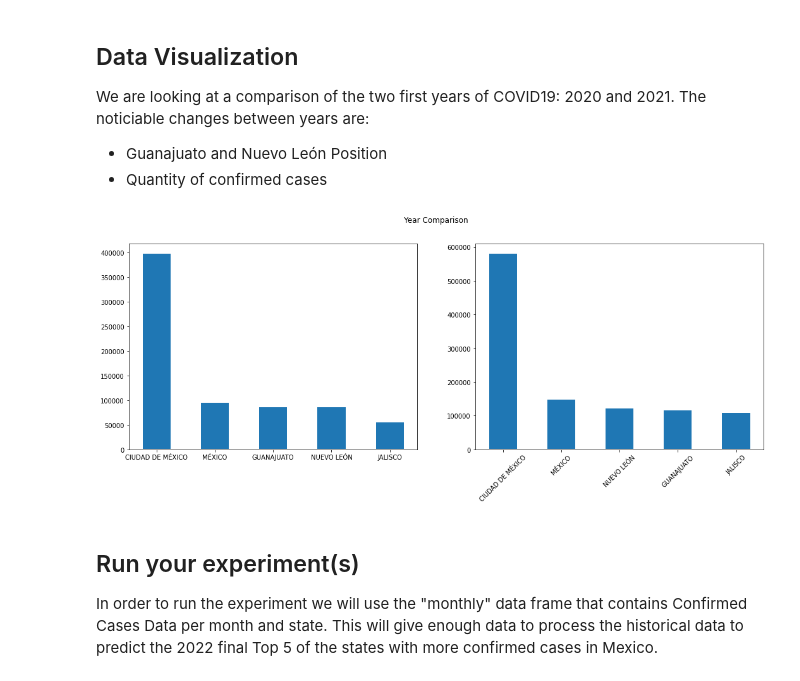
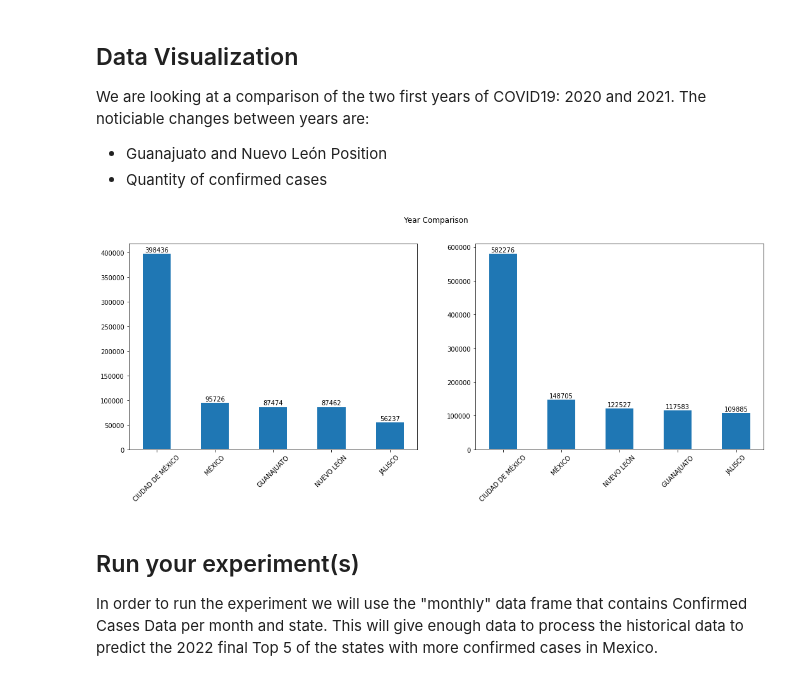
Before and after one commit to axeldelat/capstone, a Jupyter notebook: capstone.ipynb, the cells around one changed output. Saved outputs shown, nothing was run; the diff lists cells and outputs as text; code cells hidden in the pictures.

```diff
--- a/capstone.ipynb
+++ b/capstone.ipynb
@@ -245,30 +269,32 @@ We are looking at a comparison of the two first years of COVID19: 2020 and 2021.
 # %%
 x2020 = top5_2020.STATE
 y2020 = top5_2020.CID
 
 x2021 = top5_2021.STATE
 y2021 = top5_2021.CID
 
 
 fig, (ax1, ax2) = plt.subplots(1,2, figsize=(18,6))
 
 fig.suptitle('Year Comparison')
 
+bar1 = ax1.bar(x2020, y2020, width=.5, edgecolor="white", linewidth=2)
 
-ax1.bar(x2020, y2020, width=.5, edgecolor="white", linewidth=2)
-#How to put 2020 title over this
+bar2 = ax2.bar(x2021, y2021, width=.5, edgecolor="white", linewidth=2)
 
-ax2.bar(x2021, y2021, width=.5, edgecolor="white", linewidth=2)
-#How to put 2021 title over this
+#Label values
+ax1.bar_label(bar1)
+ax2.bar_label(bar2)
 
-plt.xticks(rotation = 45)
-#How to use 45 rotation in both
+#RotateLabels
+ax1.set_xticklabels(x2020, rotation=45)
+ax2.set_xticklabels(x2021, rotation=45)
+
+
 
 plt.show()
-
-#AYUDA AGREGANDO LEYENDAS CON INFO
 # %% [output]
-[figure, old version]
+[figure, new version]
 # %% [markdown]
 ## Run your experiment(s)
 
```
Also changed, not shown: parts of 6 cells of this notebook.
